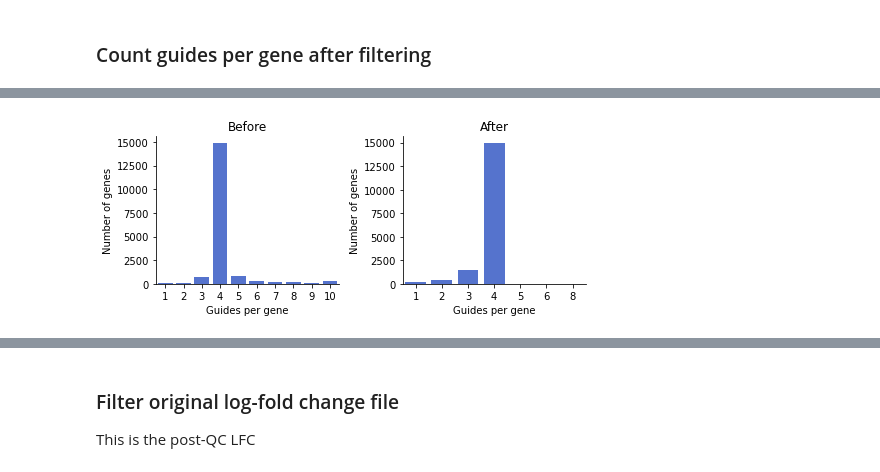
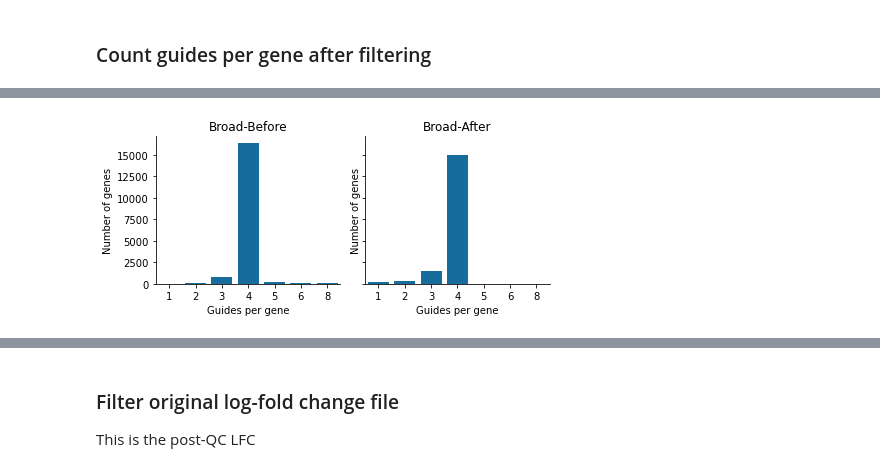
Before and after one commit to DeKegel/paralog_SL_prediction, a Jupyter notebook: 0_running_ceres/02_filter_multi_target_guides.ipynb, the cells around one changed output, grey strips where cells are left out. Drawn from its saved outputs; the diff is of its cells as text; code cells hidden in the pictures.

Commit message:
Update CERES reprocessing code to also handle Sanger CRISPR

```diff
--- a/0_running_ceres/02_filter_multi_target_guides.ipynb
+++ b/0_running_ceres/02_filter_multi_target_guides.ipynb
@@ -282,0 +75,3 @@ Multi-targeting guides: 3251
+# %%
+depmap_guide_map = load_depmap_guide_map(file_guide_map('20Q2'))
+display(depmap_guide_map[:1])
@@ -282,0 +129,3 @@ Multi-targeting guides: 3251
+# %%
+all_alignments = load_alignments(file_alignments('depmap20Q2'), perfect_alignment=20)
+display(all_alignments[:1])
@@ -282,0 +228,10 @@ Multi-targeting guides: 3251
+# %%
+f, ax = plt.subplots(1, 2, figsize=(8,1.8))
+alignments_1 = filter_dropped_depmap_guides(file_dropped_guides, all_alignments, ax[0])
+display(alignments_1[:1])
+
+alignments_2 = filter_guides_targeting_readthroughs(alignments_1, ax[1])
+display(alignments_2[:1])
+
+unique_alignments, dropped_guides = filter_multi_targeting_guides(alignments_2, all_alignments)
+plt.tight_layout()
@@ -282,0 +252,11 @@ Multi-targeting guides: 3251
+# %%
+f, ax = plt.subplots(1, 1, figsize=(4,1.8))
+# Sanger data doesn't have dropped guides file associated with it
+alignments_sanger_1 = all_alignments_sanger[(all_alignments_sanger.align_type != 'double')].rename(columns={'gene':'symbol'})
+display(alignments_sanger_1[:1])
+
+alignments_sanger_2 = filter_guides_targeting_readthroughs(alignments_sanger_1, ax)
+display(alignments_sanger_2[:1])
+
+unique_alignments_sanger, dropped_guides_sanger = filter_multi_targeting_guides(alignments_sanger_2, all_alignments_sanger)
+plt.tight_layout()
@@ -298,14 +316,14 @@ Map size: 17047
 # %%
 # Guides per gene before and after filtering
 def plot_guides_per_gene(guide_map, ax):
     guides_per_gene = pd.DataFrame(guide_map.groupby('entrez_id').sgrna.nunique())
     guides_per_gene = guides_per_gene.assign(counts = guides_per_gene.sgrna.apply(lambda x: 10 if x>=10 else x))
-    sns.countplot(guides_per_gene.counts, ax=ax, color='royalblue')
+    sns.countplot(x=guides_per_gene.counts, ax=ax, color='#0072b2')
     ax.set_xlabel('Guides per gene'); ax.set_ylabel('Number of genes')
 
-f, (ax1, ax2) = plt.subplots(1, 2, figsize=(7,3))
-plot_guides_per_gene(guide_map, ax1)
+f, (ax1, ax2) = plt.subplots(1, 2, figsize=(6.5,3), sharey=True, sharex=True)
+plot_guides_per_gene(alignments_2[alignments_2.align_type=='perfect'], ax1) # This is after first 2 filtering steps
 plot_guides_per_gene(unique_alignments, ax2)
-ax1.set_title('Before'); ax2.set_title('After'); plt.tight_layout()
+ax1.set_title('Broad-Before'); ax2.set_title('Broad-After'); plt.tight_layout()
 # %% [output]
-[figure, old version]
+[figure, new version]
```
Also changed, not shown: parts of 54 cells of this notebook, 5 other files.
